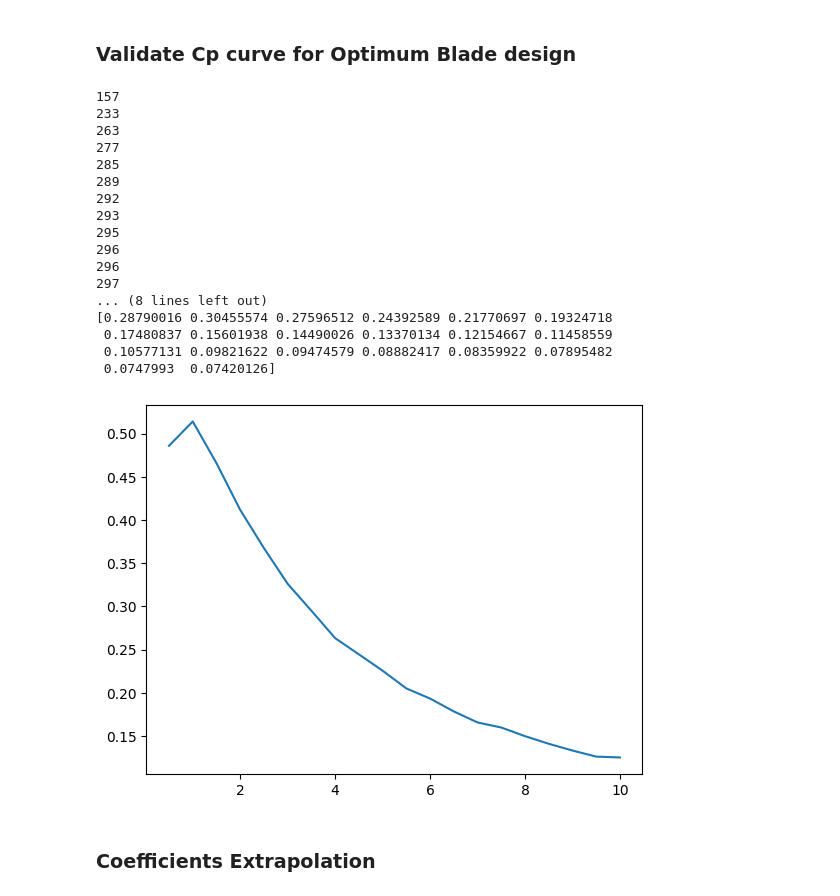
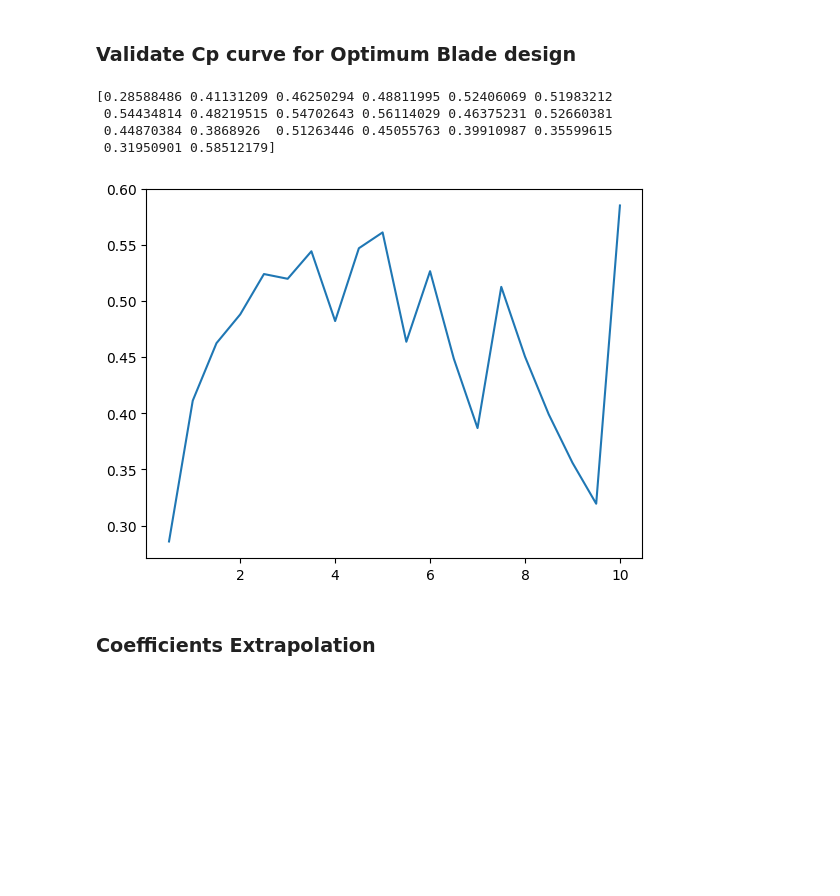
Before and after one commit to Widmark-Kaue/BEMT, a Jupyter notebook: case.ipynb, the cells around one changed output. Saved outputs shown, nothing was run; the diff lists cells and outputs as text; code cells hidden in the pictures; blank space fills up the shorter version.

```diff
--- a/case.ipynb
+++ b/case.ipynb
@@ -35,39 +35,27 @@ plt.show()
 # %%
 rotor_2 = blade_design('s834', 10, 2, number_of_sections=300, plot=False, tip_correction_model='')
 
 TSR = np.arange(0.5, 10.5,  0.5)
 Cp = np.zeros(len(TSR))
 for i, tsr in enumerate(TSR):
     cond = rotor_2['x']/tsr <= 1
     a = rotor_2['a'][cond].to_numpy()
     a_line = rotor_2['a_line'][cond].to_numpy()
     x = rotor_2['x'][cond].to_numpy()
 
-    # func = interp1d(np.linspace(0, tsr, len(a)), a_line*(1 -a) *x**3, kind='cubic')
-    # Cp[i] = 8/(tsr**2) * quad(func, 0, tsr)[0]
-    Cp[i] = 8*tsr**2 * np.trapezoid(a_line*(1 - a)*x**3, np.linspace(0, 1, len(x)))
+    func = interp1d(x, a_line*(1 -a) *x**3, kind='cubic')
+    Cp[i] = 8/(tsr**2) * quad(func, x[0], x[-1])[0]
+    # Cp[i] = 8/(tsr**2) * np.trapezoid(a_line*(1 - a)*x**3, x)
 
-plt.plot(TSR, Cp*27/16)
+print(Cp)
+plt.plot(TSR, Cp)
 plt.show()
 # %% [output]
-157
-233
-263
-277
-285
-289
-292
-293
-295
-296
-296
-297
-... (8 lines left out)
-[0.28790016 0.30455574 0.27596512 0.24392589 0.21770697 0.19324718
- 0.17480837 0.15601938 0.14490026 0.13370134 0.12154667 0.11458559
- 0.10577131 0.09821622 0.09474579 0.08882417 0.08359922 0.07895482
- 0.0747993  0.07420126]
+[0.28588486 0.41131209 0.46250294 0.48811995 0.52406069 0.51983212
+ 0.54434814 0.48219515 0.54702643 0.56114029 0.46375231 0.52660381
+ 0.44870384 0.3868926  0.51263446 0.45055763 0.39910987 0.35599615
+ 0.31950901 0.58512179]
-[figure, old version]
+[figure, new version]
 # %% [markdown]
 ### Coefficients Extrapolation
 # %%
```
